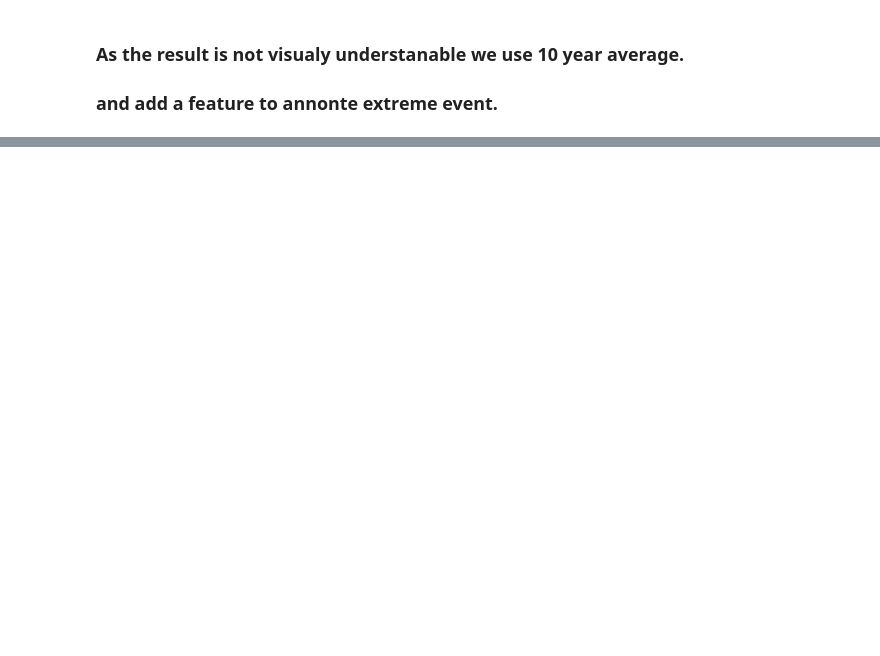
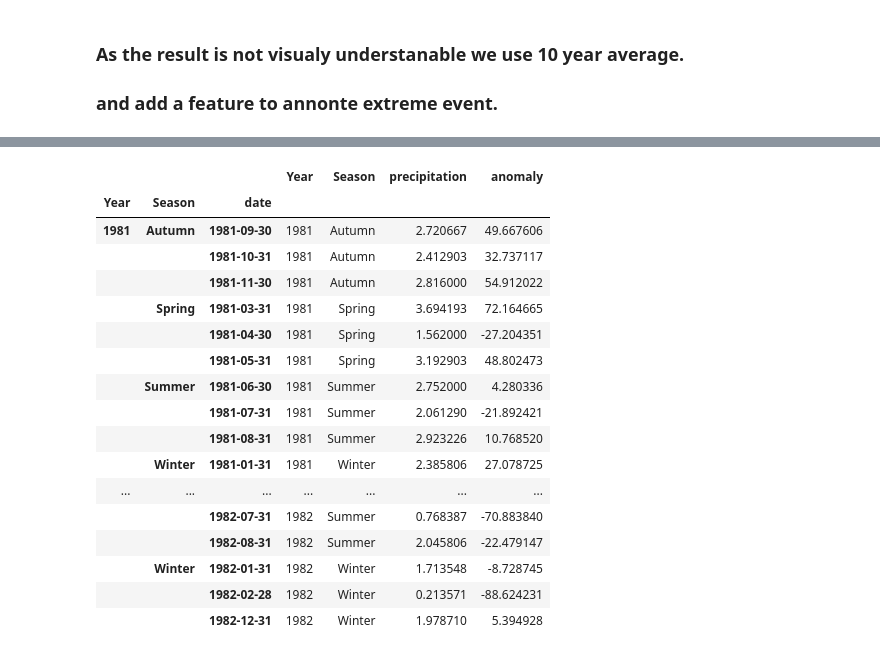
Before and after one commit to jaineshk/CCA_Harz_Project_2025, a Jupyter notebook: Analysis_on_Hydroclimatic Extremes.ipynb, the cells around one changed output, grey strips where cells are left out. Saved outputs shown, nothing was run; the diff lists cells and outputs as text; code cells hidden in the pictures; blank space fills up the shorter version.

```diff
--- a/Analysis_on_Hydroclimatic Extremes.ipynb
+++ b/Analysis_on_Hydroclimatic Extremes.ipynb
@@ -510,5 +555,28 @@ average_anomalies_by_decade = anomalies_decade.groupby(["decade","Season"]).mean
 # %%
 color = ["blue",'red','green','orange']
+# %%
+anomalies_till_2000 =  anomalies.loc["1981":"1982"]
+#anomalies_till_2000_re = anomalies_till_2000.resample("M").mean()
+anomalies_till_2000
+# %% [output]
+|  |  |  | Year | Season | precipitation | anomaly |
+| Year | Season | date |  |  |  |  |
+| 1981 | Autumn | 1981-09-30 | 1981 | Autumn | 2.720667 | 49.667606 |
+|  |  | 1981-10-31 | 1981 | Autumn | 2.412903 | 32.737117 |
+|  |  | 1981-11-30 | 1981 | Autumn | 2.816000 | 54.912022 |
+|  | Spring | 1981-03-31 | 1981 | Spring | 3.694193 | 72.164665 |
+|  |  | 1981-04-30 | 1981 | Spring | 1.562000 | -27.204351 |
+|  |  | 1981-05-31 | 1981 | Spring | 3.192903 | 48.802473 |
+|  | Summer | 1981-06-30 | 1981 | Summer | 2.752000 | 4.280336 |
+|  |  | 1981-07-31 | 1981 | Summer | 2.061290 | -21.892421 |
+|  |  | 1981-08-31 | 1981 | Summer | 2.923226 | 10.768520 |
+|  | Winter | 1981-01-31 | 1981 | Winter | 2.385806 | 27.078725 |
+| ... | ... | ... | ... | ... | ... | ... |
+|  |  | 1982-07-31 | 1982 | Summer | 0.768387 | -70.883840 |
+|  |  | 1982-08-31 | 1982 | Summer | 2.045806 | -22.479147 |
+|  | Winter | 1982-01-31 | 1982 | Winter | 1.713548 | -8.728745 |
+|  |  | 1982-02-28 | 1982 | Winter | 0.213571 | -88.624231 |
+|  |  | 1982-12-31 | 1982 | Winter | 1.978710 | 5.394928 |
 # %%
 for i ,season in enumerate(seasons):
     plt.figure(figsize=(12, 6))
```
Also changed, not shown: parts of 11 cells of this notebook, 4 other files.
